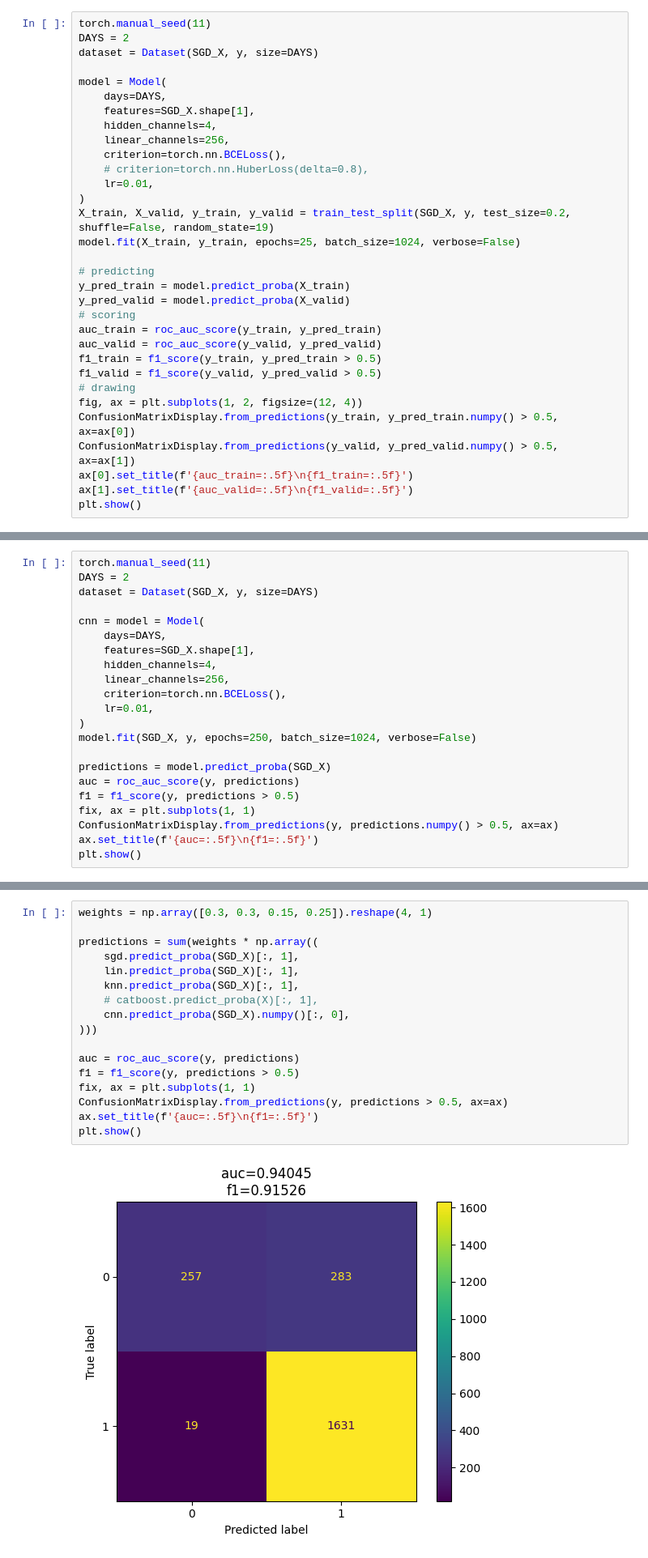
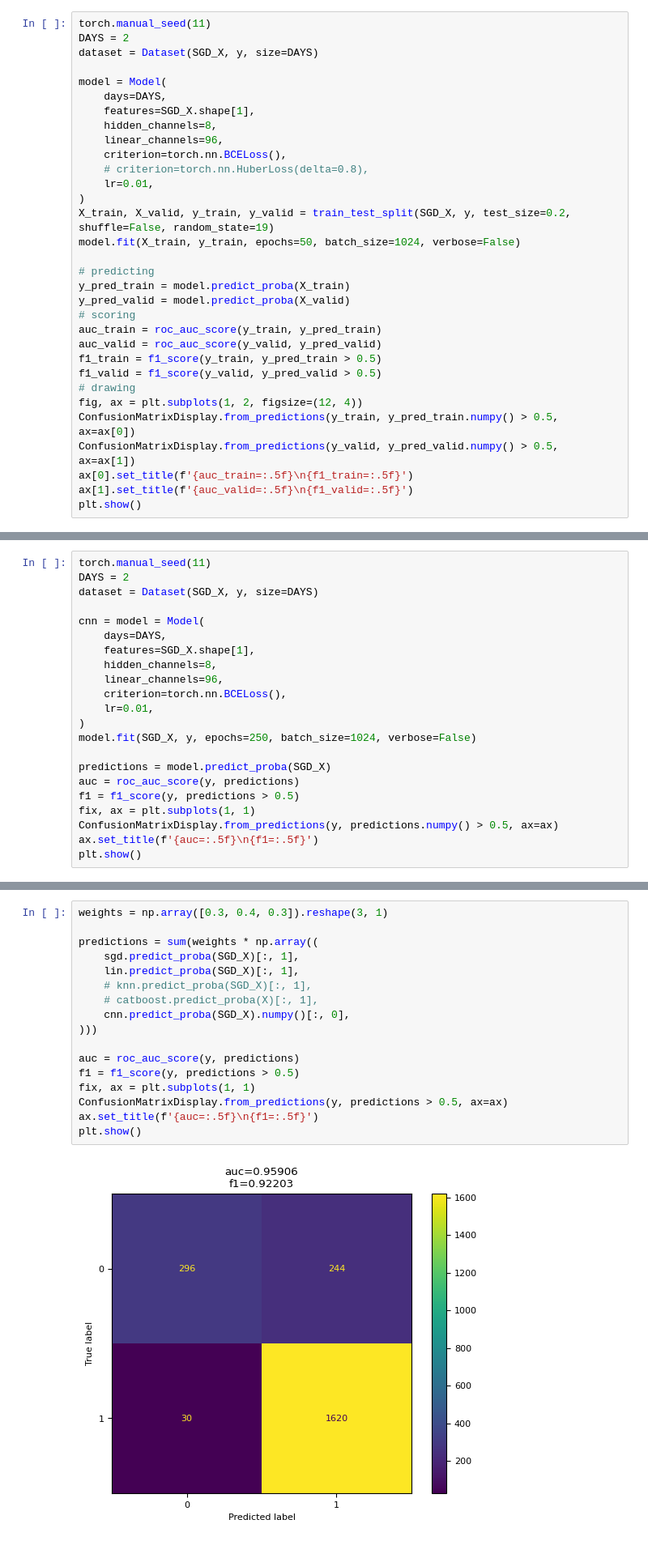
Before and after one commit to j2cry/playground, a Jupyter notebook: S5E3/research.ipynb, the cells around one changed output, grey strips where cells are left out. Shown at 81% size. Cells and saved outputs as stored; diff of their text form.

```diff
--- a/S5E3/research.ipynb
+++ b/S5E3/research.ipynb
@@ -572,14 +610,14 @@ dataset = Dataset(SGD_X, y, size=DAYS)
 model = Model(
     days=DAYS,
     features=SGD_X.shape[1],
-    hidden_channels=4,
-    linear_channels=256,
+    hidden_channels=8,
+    linear_channels=96,
     criterion=torch.nn.BCELoss(),
     # criterion=torch.nn.HuberLoss(delta=0.8),
     lr=0.01,
 )
 X_train, X_valid, y_train, y_valid = train_test_split(SGD_X, y, test_size=0.2, shuffle=False, random_state=19)
-model.fit(X_train, y_train, epochs=25, batch_size=1024, verbose=False)
+model.fit(X_train, y_train, epochs=50, batch_size=1024, verbose=False)
 
 # predicting
 y_pred_train = model.predict_proba(X_train)
@@ -644,8 +682,8 @@ dataset = Dataset(SGD_X, y, size=DAYS)
 cnn = model = Model(
     days=DAYS,
     features=SGD_X.shape[1],
-    hidden_channels=4,
-    linear_channels=256,
+    hidden_channels=8,
+    linear_channels=96,
     criterion=torch.nn.BCELoss(),
     lr=0.01,
 )
@@ -675,24 +713,24 @@ if (test['rainfall'] != rainfall).any():
 # %% [markdown]
 __mix predictions__
 # %%
-weights = np.array([0.3, 0.3, 0.15, 0.25]).reshape(4, 1)
+weights = np.array([0.3, 0.4, 0.3]).reshape(3, 1)
 
 predictions = sum(weights * np.array((
     sgd.predict_proba(SGD_X)[:, 1],
     lin.predict_proba(SGD_X)[:, 1],
-    knn.predict_proba(SGD_X)[:, 1],
+    # knn.predict_proba(SGD_X)[:, 1],
     # catboost.predict_proba(X)[:, 1],
     cnn.predict_proba(SGD_X).numpy()[:, 0],
 )))
 
 auc = roc_auc_score(y, predictions)
 f1 = f1_score(y, predictions > 0.5)
 fix, ax = plt.subplots(1, 1)
 ConfusionMatrixDisplay.from_predictions(y, predictions > 0.5, ax=ax)
 ax.set_title(f'{auc=:.5f}\n{f1=:.5f}')
 plt.show()
 # %% [output]
-[figure, old version]
+[figure, new version]
 # %%
 T1 = pipes['base'].transform(test.drop(columns='rainfall'))
 T2 = pipes['sgd'].transform(test.drop(columns='rainfall'))
```
Also changed, not shown: parts of 21 cells of this notebook, 1 other file.
